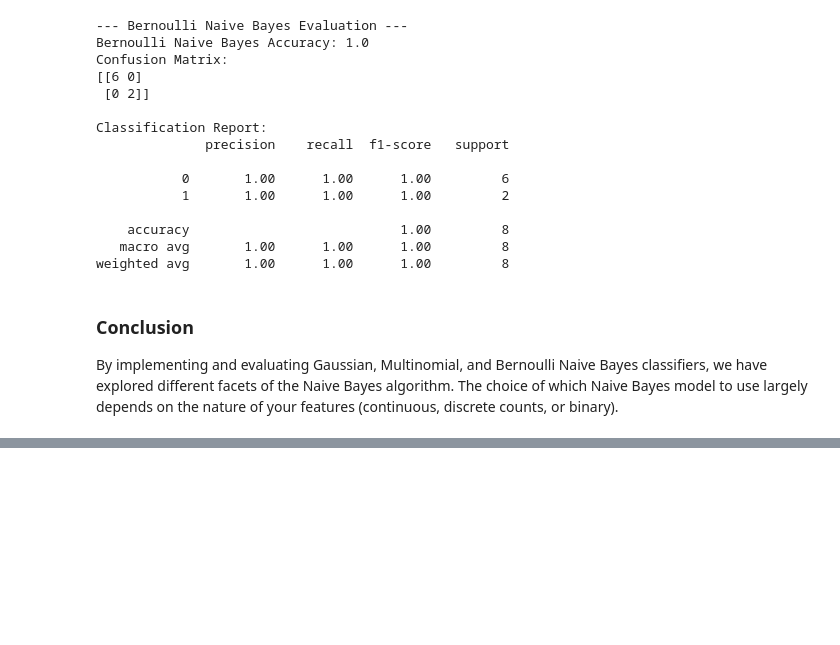
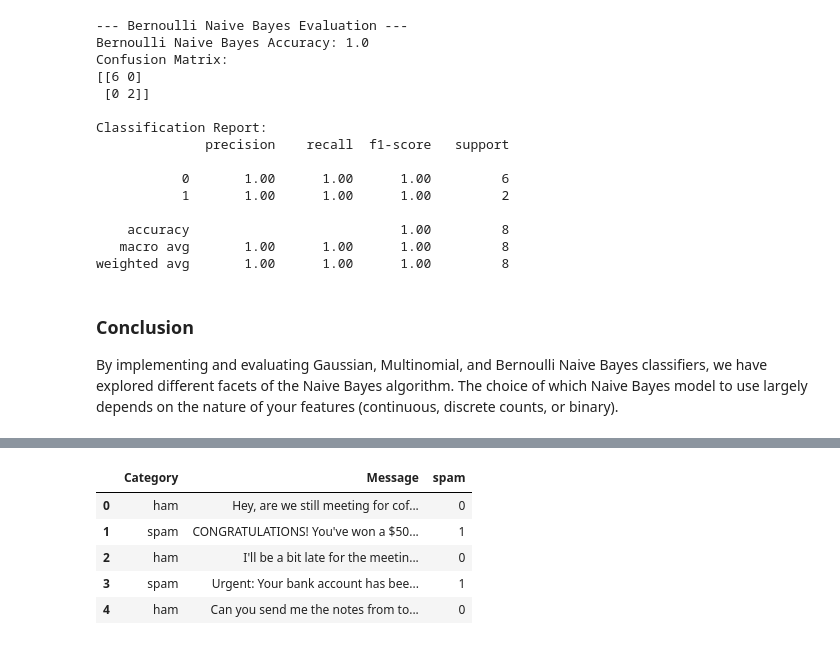
Before and after one commit to Siddharth5723/Daily_learning, a Jupyter notebook: Naive_bayes.ipynb, the cells around one changed output, grey strips where cells are left out. Saved outputs shown, nothing was run; the diff lists cells and outputs as text; code cells hidden in the pictures; blank space fills up the shorter version.

```diff
--- a/Naive_bayes.ipynb
+++ b/Naive_bayes.ipynb
@@ -382,0 +442,10 @@ By implementing and evaluating Gaussian, Multinomial, and Bernoulli Naive Bayes
+# %%
+df['spam'] = df['Category'].apply(lambda x: 1 if x == 'spam' else 0)
+df.head()
+# %% [output]
+|  | Category | Message | spam |
+| 0 | ham | Hey, are we still meeting for cof... | 0 |
+| 1 | spam | CONGRATULATIONS! You've won a $50... | 1 |
+| 2 | ham | I'll be a bit late for the meetin... | 0 |
+| 3 | spam | Urgent: Your bank account has bee... | 1 |
+| 4 | ham | Can you send me the notes from to... | 0 |
```
Also changed, not shown: parts of 9 cells of this notebook.
